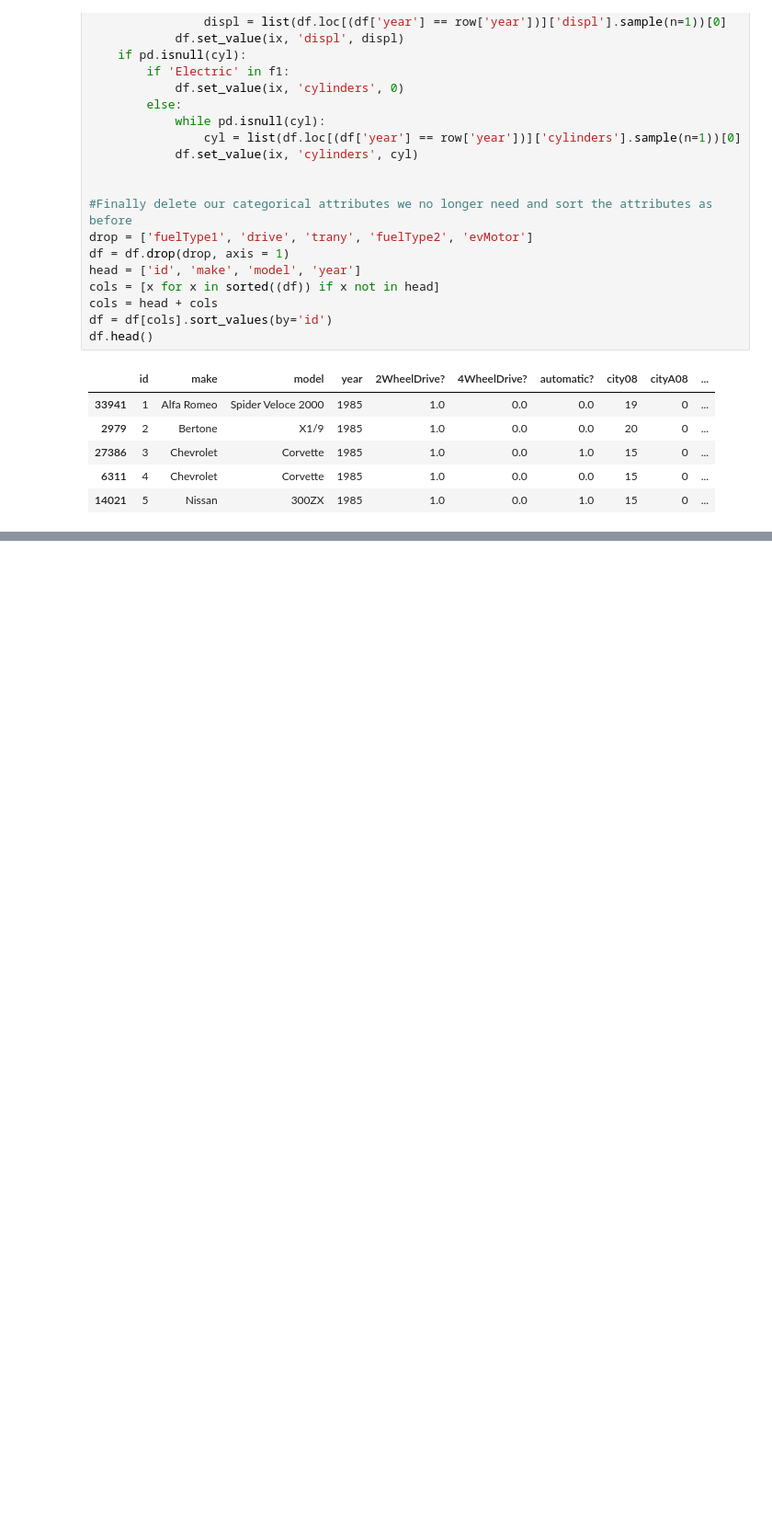
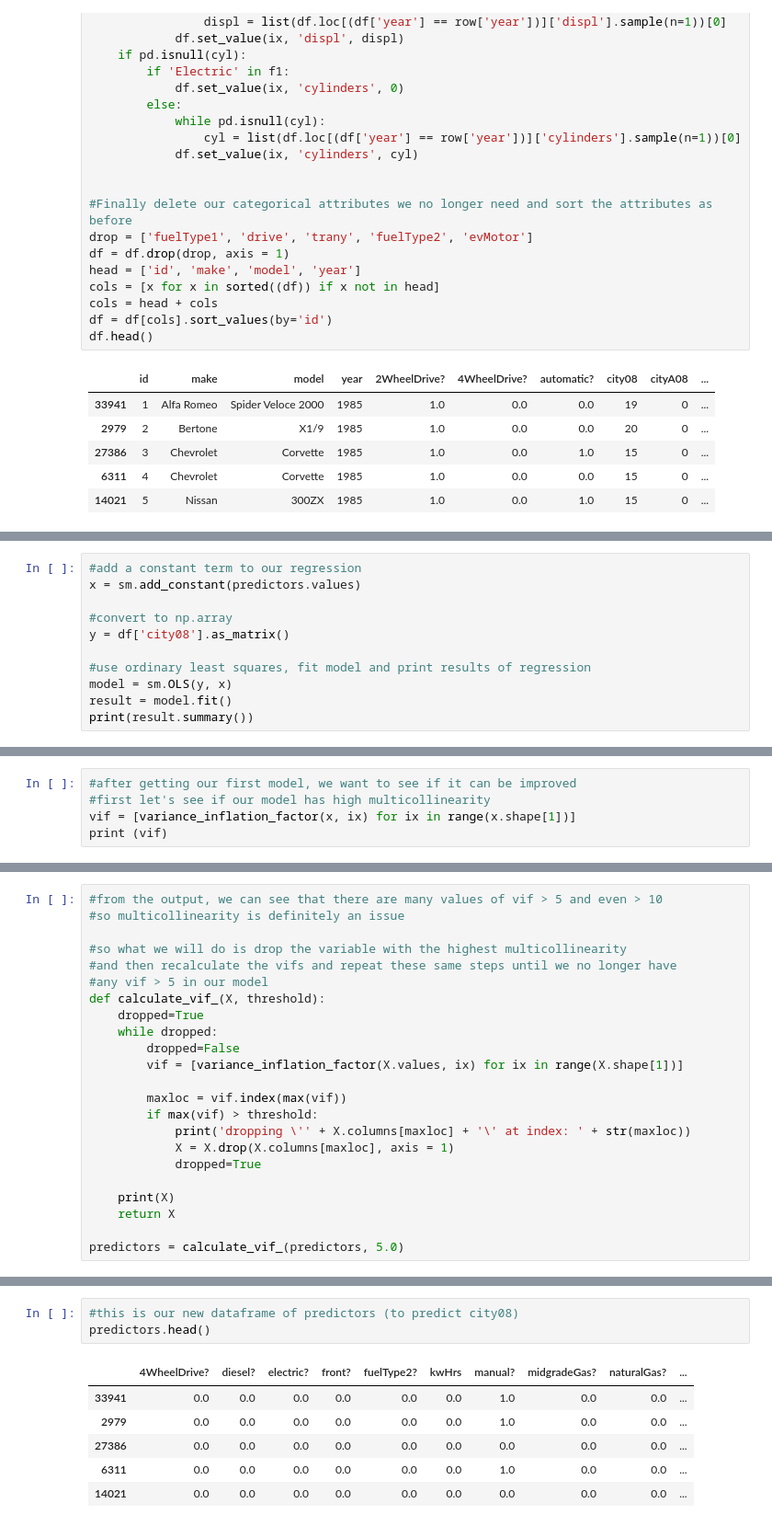
Before and after one commit to jnfoote76/fuel-economy-analysis, a Jupyter notebook: erica_work.ipynb, the cells around one changed output, grey strips where cells are left out. Shown at 92% size. Drawn from its saved outputs; the diff is of its cells as text; blank space fills up the shorter version.

Commit message:
add linear regression w/ feature selection

```diff
--- a/erica_work.ipynb
+++ b/erica_work.ipynb
@@ -224,0 +240,11 @@ df.head()
+# %%
+#add a constant term to our regression
+x = sm.add_constant(predictors.values)
+
+#convert to np.array
+y = df['city08'].as_matrix()
+
+#use ordinary least squares, fit model and print results of regression
+model = sm.OLS(y, x)
+result = model.fit()
+print(result.summary())
@@ -224,0 +269,5 @@ df.head()
+# %%
+#after getting our first model, we want to see if it can be improved
+#first let's see if our model has high multicollinearity
+vif = [variance_inflation_factor(x, ix) for ix in range(x.shape[1])]
+print (vif)
@@ -224,0 +276,23 @@ df.head()
+# %%
+#from the output, we can see that there are many values of vif > 5 and even > 10
+#so multicollinearity is definitely an issue
+
+#so what we will do is drop the variable with the highest multicollinearity
+#and then recalculate the vifs and repeat these same steps until we no longer have
+#any vif > 5 in our model
+def calculate_vif_(X, threshold):
+    dropped=True
+    while dropped:
+        dropped=False
+        vif = [variance_inflation_factor(X.values, ix) for ix in range(X.shape[1])]
+
+        maxloc = vif.index(max(vif))
+        if max(vif) > threshold:
+            print('dropping \'' + X.columns[maxloc] + '\' at index: ' + str(maxloc))
+            X = X.drop(X.columns[maxloc], axis = 1)
+            dropped=True
+
+    print(X)
+    return X
+
+predictors = calculate_vif_(predictors, 5.0)
@@ -224,0 +317,10 @@ df.head()
+# %%
+#this is our new dataframe of predictors (to predict city08)
+predictors.head()
+# %% [output]
+|  | 4WheelDrive? | diesel? | electric? | front? | fuelType2? | kwHrs | manual? | midgradeGas? | naturalGas? | ... |
+| 33941 | 0.0 | 0.0 | 0.0 | 0.0 | 0.0 | 0.0 | 1.0 | 0.0 | 0.0 | ... |
+| 2979 | 0.0 | 0.0 | 0.0 | 0.0 | 0.0 | 0.0 | 1.0 | 0.0 | 0.0 | ... |
+| 27386 | 0.0 | 0.0 | 0.0 | 0.0 | 0.0 | 0.0 | 0.0 | 0.0 | 0.0 | ... |
+| 6311 | 0.0 | 0.0 | 0.0 | 0.0 | 0.0 | 0.0 | 1.0 | 0.0 | 0.0 | ... |
+| 14021 | 0.0 | 0.0 | 0.0 | 0.0 | 0.0 | 0.0 | 0.0 | 0.0 | 0.0 | ... |
```
Also changed, not shown: parts of 8 cells of this notebook.
